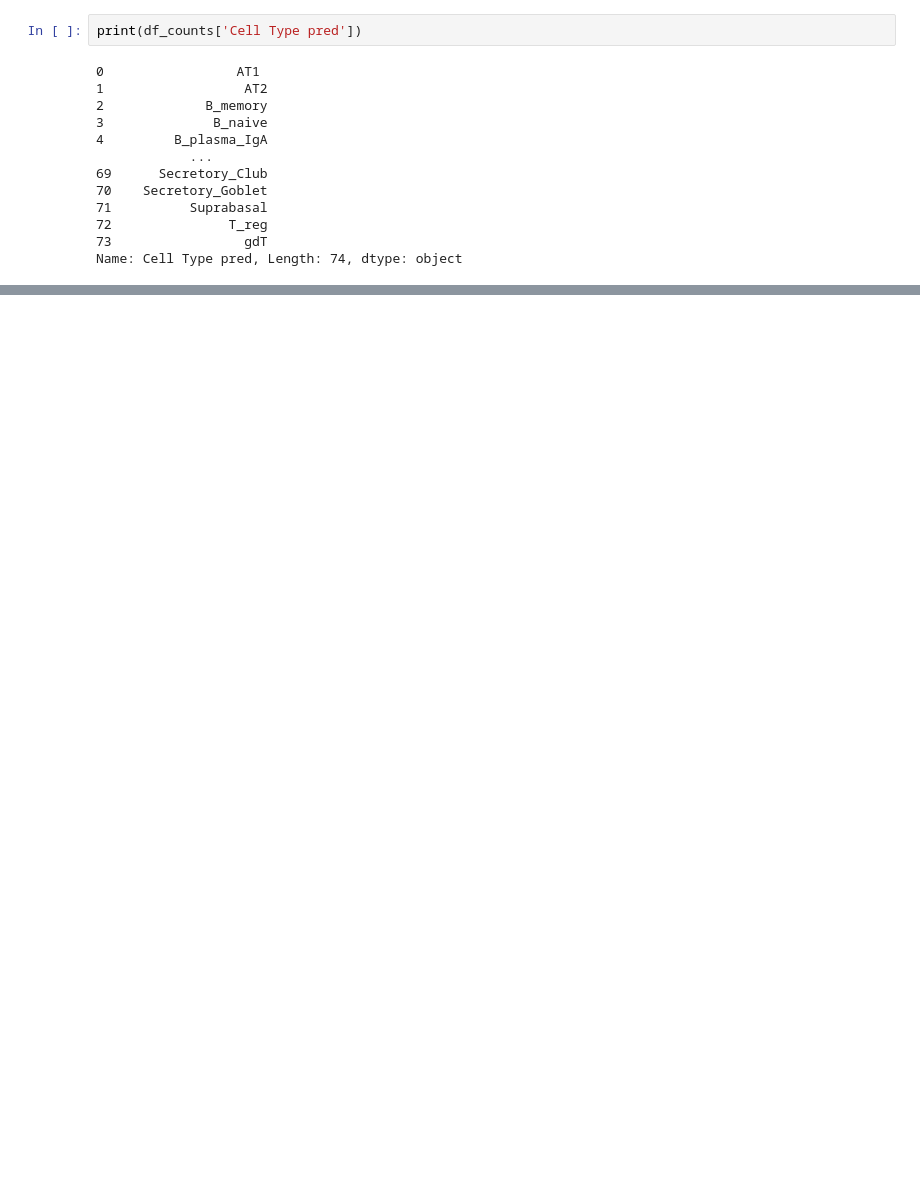
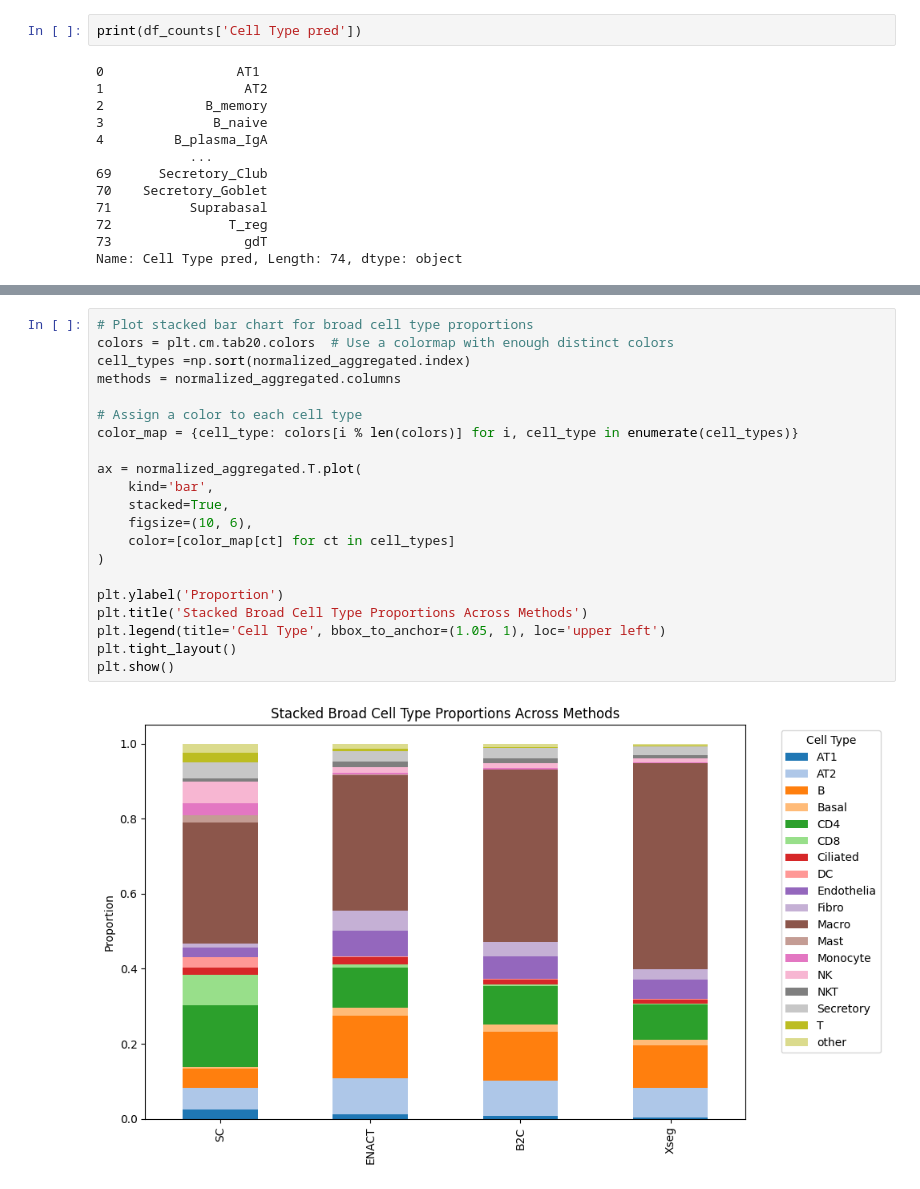
Before and after one commit to RaphaelDeGottardi/MasterThesis, a Jupyter notebook: Benchmarking pipeline/CellTypeAssignment metrics/Celltypist/Celltypist_plots.ipynb, the cells around one changed output, grey strips where cells are left out. Cells and saved outputs as stored; diff of their text form; blank space fills up the shorter version.

```diff
--- a/Benchmarking pipeline/CellTypeAssignment metrics/Celltypist/Celltypist_plots.ipynb
+++ b/Benchmarking pipeline/CellTypeAssignment metrics/Celltypist/Celltypist_plots.ipynb
@@ -155,0 +152,23 @@ plt.show()
+# %%
+# Plot stacked bar chart for broad cell type proportions
+colors = plt.cm.tab20.colors  # Use a colormap with enough distinct colors
+cell_types =np.sort(normalized_aggregated.index)
+methods = normalized_aggregated.columns
+
+# Assign a color to each cell type
+color_map = {cell_type: colors[i % len(colors)] for i, cell_type in enumerate(cell_types)}
+
+ax = normalized_aggregated.T.plot(
+    kind='bar',
+    stacked=True,
+    figsize=(10, 6),
+    color=[color_map[ct] for ct in cell_types]
+)
+
+plt.ylabel('Proportion')
+plt.title('Stacked Broad Cell Type Proportions Across Methods')
+plt.legend(title='Cell Type', bbox_to_anchor=(1.05, 1), loc='upper left')
+plt.tight_layout()
+plt.show()
+# %% [output]
+[figure, added]
```
Also changed, not shown: parts of 12 cells of this notebook, 10 other files.
